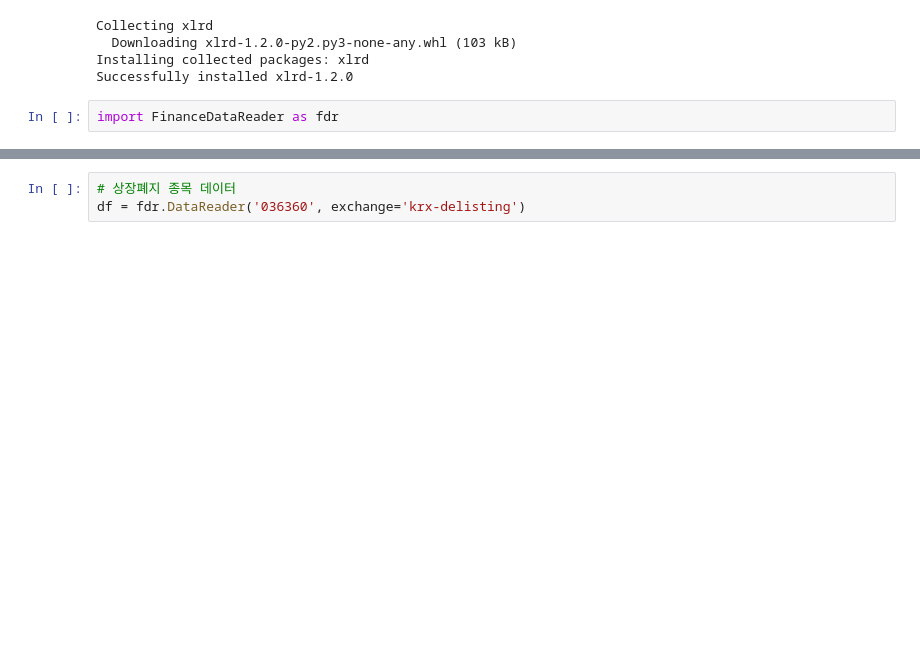
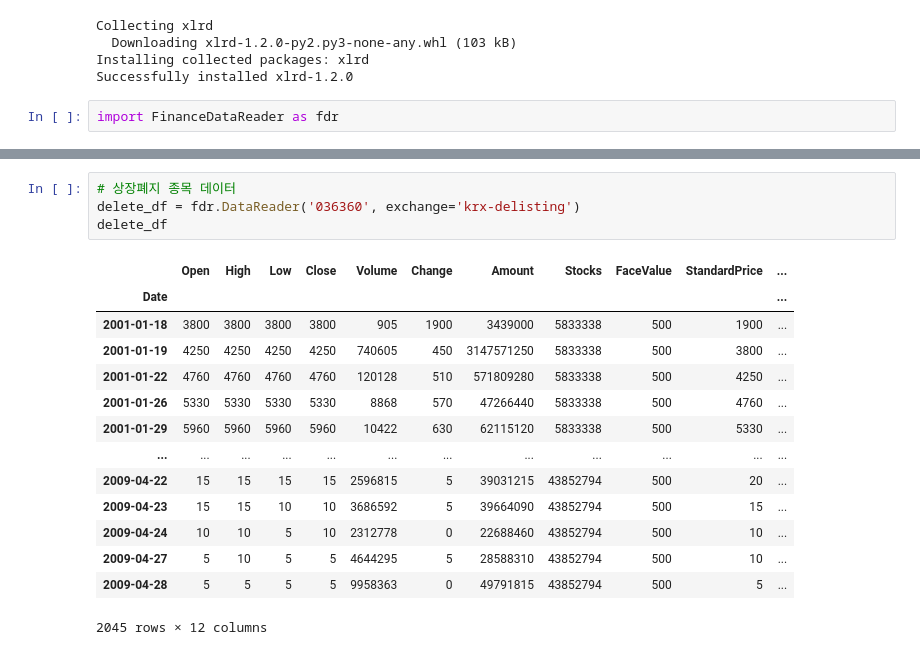
Before and after one commit to No-longlong/-, a Jupyter notebook: 파이썬 DataReader.ipynb, the cells around one changed output, grey strips where cells are left out. Cells and saved outputs as stored; diff of their text form; blank space fills up the shorter version.

```diff
--- a/파이썬 DataReader.ipynb
+++ b/파이썬 DataReader.ipynb
@@ -34,3 +107,19 @@ df = fdr.DataReader('AAPL', '2017')
 # %%
 # 상장폐지 종목 데이터
-df = fdr.DataReader('036360', exchange='krx-delisting')
+delete_df = fdr.DataReader('036360', exchange='krx-delisting')
+delete_df
+# %% [output]
+|  | Open | High | Low | Close | Volume | Change | Amount | Stocks | FaceValue | StandardPrice | ... |
+| Date |  |  |  |  |  |  |  |  |  |  | ... |
+| 2001-01-18 | 3800 | 3800 | 3800 | 3800 | 905 | 1900 | 3439000 | 5833338 | 500 | 1900 | ... |
+| 2001-01-19 | 4250 | 4250 | 4250 | 4250 | 740605 | 450 | 3147571250 | 5833338 | 500 | 3800 | ... |
+| 2001-01-22 | 4760 | 4760 | 4760 | 4760 | 120128 | 510 | 571809280 | 5833338 | 500 | 4250 | ... |
+| 2001-01-26 | 5330 | 5330 | 5330 | 5330 | 8868 | 570 | 47266440 | 5833338 | 500 | 4760 | ... |
+| 2001-01-29 | 5960 | 5960 | 5960 | 5960 | 10422 | 630 | 62115120 | 5833338 | 500 | 5330 | ... |
+| ... | ... | ... | ... | ... | ... | ... | ... | ... | ... | ... | ... |
+| 2009-04-22 | 15 | 15 | 15 | 15 | 2596815 | 5 | 39031215 | 43852794 | 500 | 20 | ... |
+| 2009-04-23 | 15 | 15 | 10 | 10 | 3686592 | 5 | 39664090 | 43852794 | 500 | 15 | ... |
+| 2009-04-24 | 10 | 10 | 5 | 10 | 2312778 | 0 | 22688460 | 43852794 | 500 | 10 | ... |
+| 2009-04-27 | 5 | 10 | 5 | 5 | 4644295 | 5 | 28588310 | 43852794 | 500 | 10 | ... |
+| 2009-04-28 | 5 | 5 | 5 | 5 | 9958363 | 0 | 49791815 | 43852794 | 500 | 5 | ... |
+2045 rows × 12 columns
```
Also changed, not shown: parts of 11 cells of this notebook.
